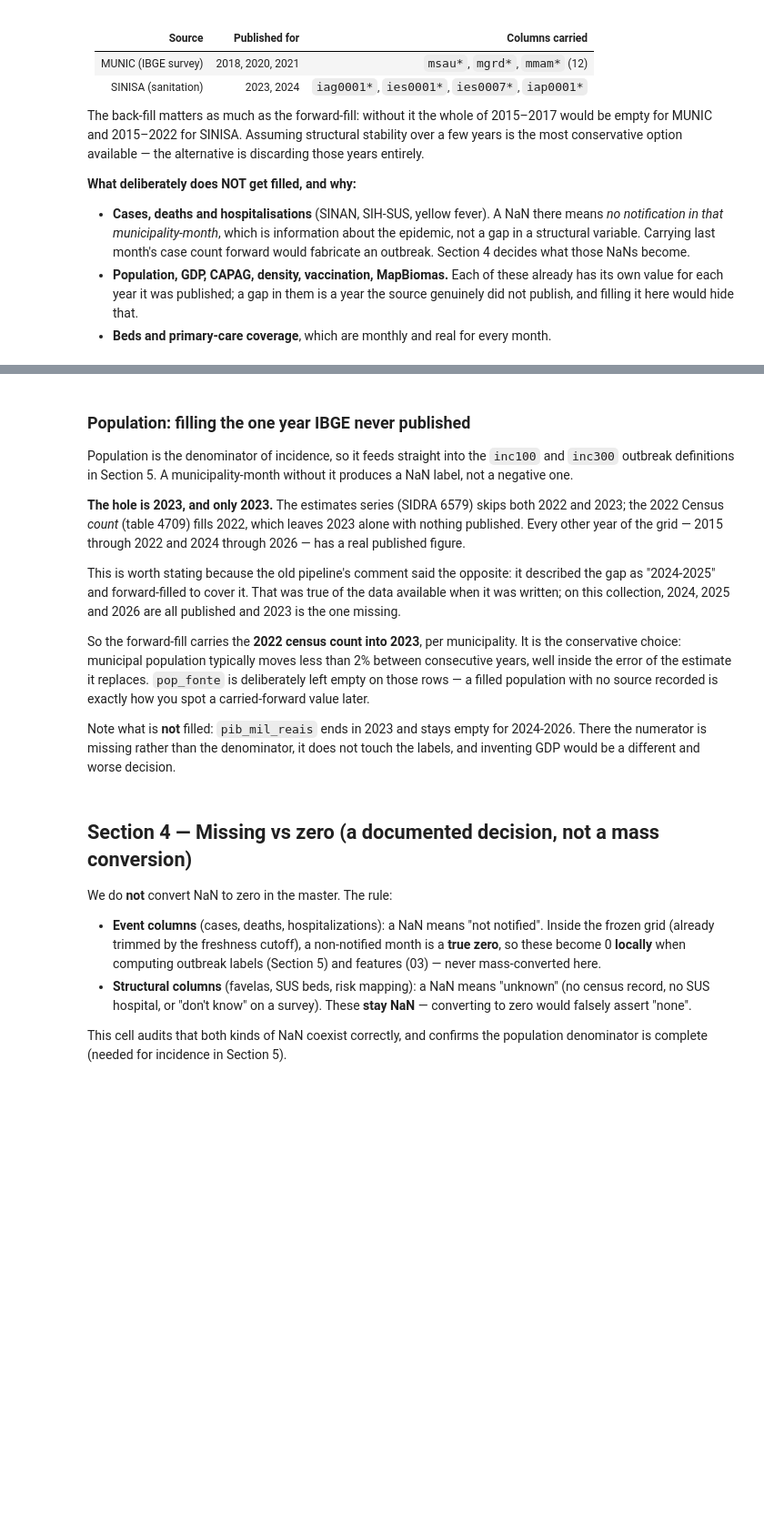
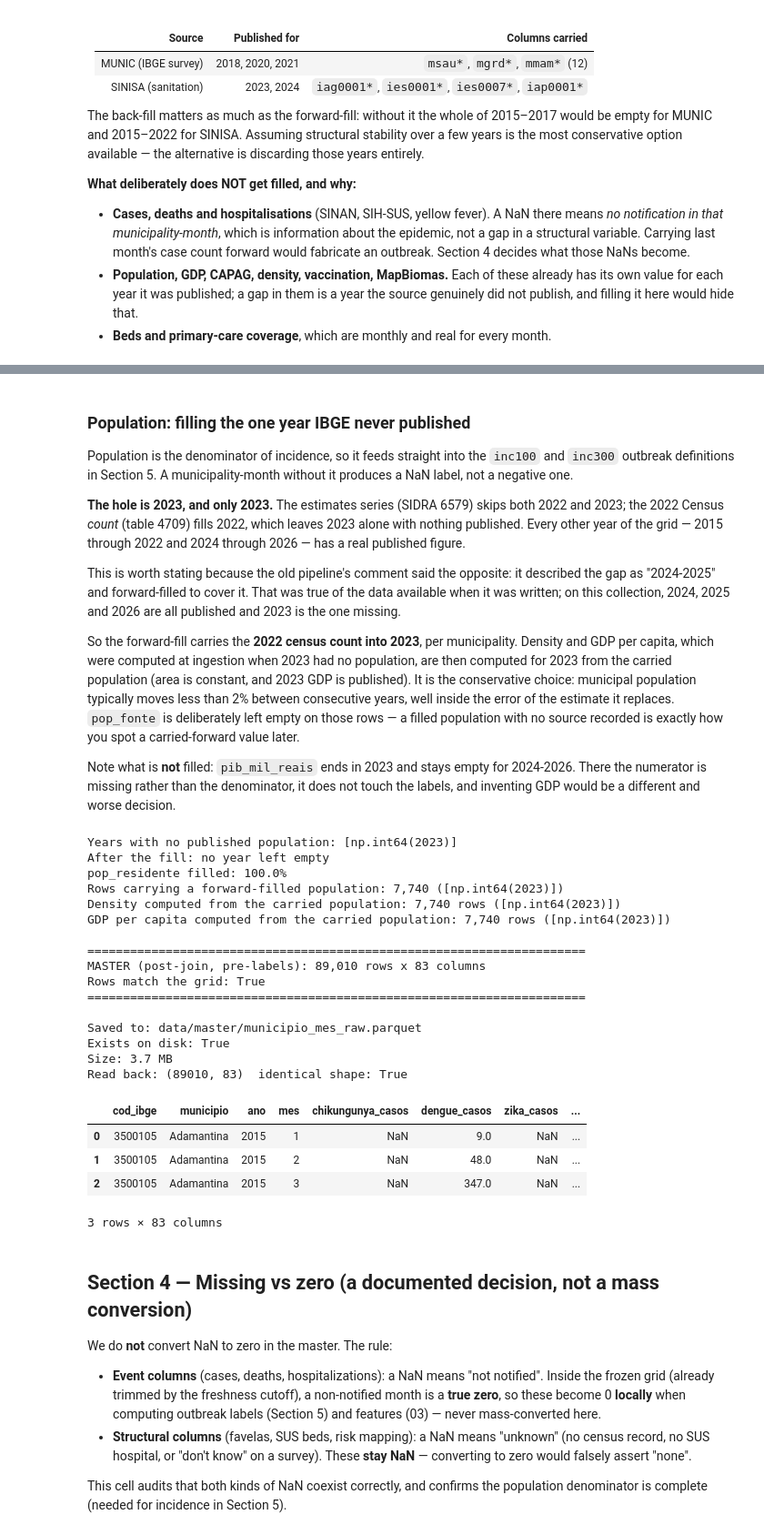
Before and after one commit to LVinaud/arboviral-outbreak-onset, a Jupyter notebook: notebooks/02_master.ipynb, the cells around one changed output, grey strips where cells are left out. Shown at 91% size. Drawn from its saved outputs; the diff is of its cells as text; code cells hidden in the pictures; blank space fills up the shorter version.

```diff
--- a/notebooks/02_master.ipynb
+++ b/notebooks/02_master.ipynb
@@ -2218,6 +2546,9 @@ the data available when it was written; on this collection, 2024, 2025 and 2026
 are all published and 2023 is the one missing.
 
 So the forward-fill carries the **2022 census count into 2023**, per municipality.
+Density and GDP per capita, which were computed at ingestion when 2023 had no
+population, are then computed for 2023 from the carried population (area is
+constant, and 2023 GDP is published).
 It is the conservative choice: municipal population typically moves less than 2%
 between consecutive years, well inside the error of the estimate it replaces.
 `pop_fonte` is deliberately left empty on those rows — a filled population with no
@@ -2239,33 +2570,72 @@ print(f"Years with no published population: {missing_before}")
 master["pop_residente"] = master.groupby("cod_ibge", sort=False)["pop_residente"].ffill()
 
 missing_after = sorted(master.loc[master["pop_residente"].isna(), "ano"].unique())
 print(f"After the fill: {missing_after if missing_after else 'no year left empty'}")
 print(f"pop_residente filled: {master['pop_residente'].notna().mean():.1%}")
 
 # The rows that were filled carry a population but no pop_fonte — that empty
 # source IS the marker saying the value was carried forward, not published.
 carried = master["pop_residente"].notna() & master["pop_fonte"].isna()
 print(f"Rows carrying a forward-filled population: {carried.sum():,} "
       f"({sorted(master.loc[carried, 'ano'].unique())})")
 
+# Density and GDP per capita were computed at ingestion, when 2023 had no population
+# yet, so both came out empty for that year. With the population carried forward
+# they can be computed for 2023 as well: area is constant and 2023 GDP is published.
+# Years whose numerator is genuinely unpublished (GDP from 2024) stay empty.
+fill_dens = (master["densidade_hab_km2"].isna() & master["pop_residente"].notna()
+             & master["area_km2"].notna())
+master.loc[fill_dens, "densidade_hab_km2"] = (
+    master.loc[fill_dens, "pop_residente"] / master.loc[fill_dens, "area_km2"]).round(2)
+fill_gdp = (master["pib_per_capita"].isna() & master["pib_mil_reais"].notna()
+            & master["pop_residente"].notna())
+master.loc[fill_gdp, "pib_per_capita"] = (
+    master.loc[fill_gdp, "pib_mil_reais"] * 1000 / master.loc[fill_gdp, "pop_residente"]).round(2)
+print(f"Density computed from the carried population: {fill_dens.sum():,} rows "
+      f"({sorted(master.loc[fill_dens, 'ano'].unique())})")
+print(f"GDP per capita computed from the carried population: {fill_gdp.sum():,} rows "
+      f"({sorted(master.loc[fill_gdp, 'ano'].unique())})")
+
 # --- Final shape, then save ---
 print(f"\n{'='*70}")
 print(f"MASTER (post-join, pre-labels): {master.shape[0]:,} rows x {master.shape[1]} columns")
 print(f"Rows match the grid: {len(master) == EXPECTED_ROWS}")
 print("=" * 70)
 
 master_path = OUT_DIR / "municipio_mes_raw.parquet"
 master.to_parquet(master_path, index=False)
 
 print(f"\nSaved to: {master_path}")
 print(f"Exists on disk: {Path(master_path).exists()}")
 print(f"Size: {Path(master_path).stat().st_size / 1e6:.1f} MB")
 
 # Read it back — the only proof that what is on disk is what we built.
 check = pd.read_parquet(master_path)
 print(f"Read back: {check.shape}  identical shape: {check.shape == master.shape}")
 
 master.head(3)
+# %% [output]
+Years with no published population: [np.int64(2023)]
+After the fill: no year left empty
+pop_residente filled: 100.0%
+Rows carrying a forward-filled population: 7,740 ([np.int64(2023)])
+Density computed from the carried population: 7,740 rows ([np.int64(2023)])
+GDP per capita computed from the carried population: 7,740 rows ([np.int64(2023)])
+
+======================================================================
+MASTER (post-join, pre-labels): 89,010 rows x 83 columns
+Rows match the grid: True
+======================================================================
+
+Saved to: data/master/municipio_mes_raw.parquet
+Exists on disk: True
+Size: 3.7 MB
+Read back: (89010, 83)  identical shape: True
+|  | cod_ibge | municipio | ano | mes | chikungunya_casos | dengue_casos | zika_casos | ... |
+| 0 | 3500105 | Adamantina | 2015 | 1 | NaN | 9.0 | NaN | ... |
+| 1 | 3500105 | Adamantina | 2015 | 2 | NaN | 48.0 | NaN | ... |
+| 2 | 3500105 | Adamantina | 2015 | 3 | NaN | 347.0 | NaN | ... |
+3 rows × 83 columns
 # %% [markdown]
 ## Section 4 — Missing vs zero (a documented decision, not a mass conversion)
 
```
Also changed, not shown: parts of 30 cells of this notebook, 2 other files.
